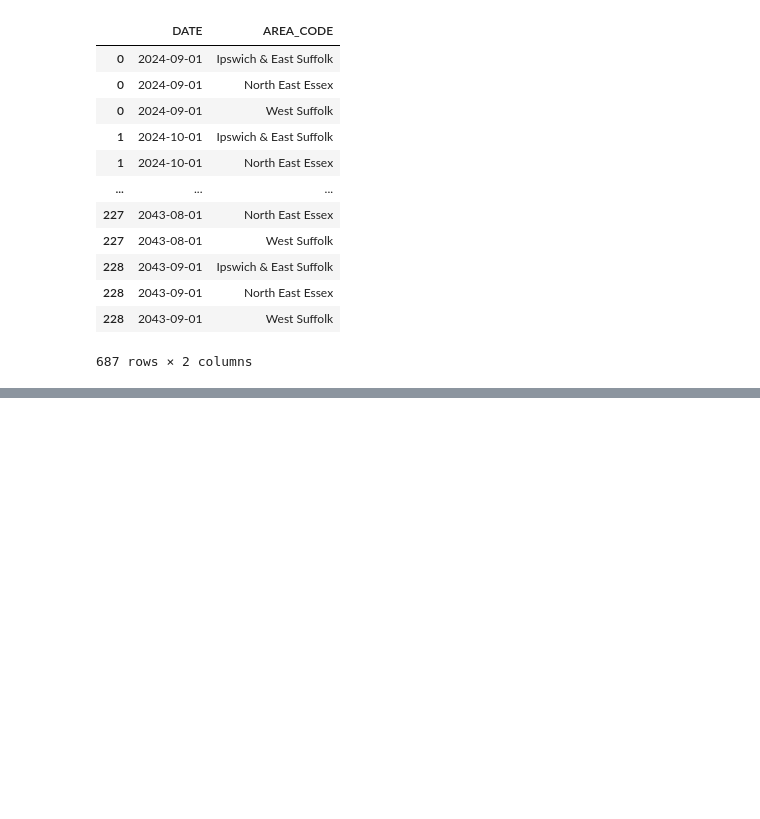
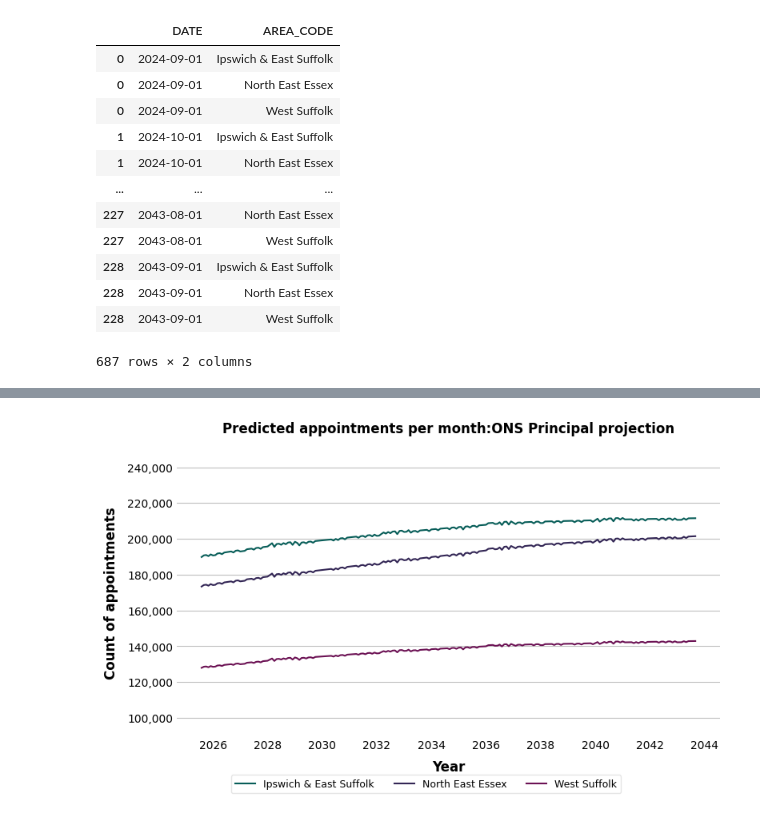
Before and after one commit to Norfolk-Suffolk-ICS/PrimaryCareDemandAndCapacity, a Jupyter notebook: notebooks/2d_Appointments.ipynb, the cells around one changed output, grey strips where cells are left out. Cells and saved outputs as stored; diff of their text form; code cells hidden in the pictures; blank space fills up the shorter version.

```diff
--- a/notebooks/2d_Appointments.ipynb
+++ b/notebooks/2d_Appointments.ipynb
@@ -400,6 +413,0 @@ interpolated_df
-# %%
-interpolated_df.loc[:,GP_LIST_AGE_LABELS] = (interpolated_df.loc[:,GP_LIST_AGE_LABELS] * patients_df_transformed.set_index('AREA_CODE')).round(2)
-
-# Calculating the total population
-interpolated_df['Total Population'] = interpolated_df.sum(axis=1)
-interpolated_df
@@ -452,0 +521,7 @@ AttributeError: Can't get attribute 'sin_cos_transformer' on <module '__main__'>
+# %%
+# Apply a 12-month moving average to smooth out the 'Predicted appointments per month' columns
+smoothed_df = projections_combined_df.copy()
+for col in smoothed_df.columns:
+    if 'Predicted appointments per month' in col:
+        smoothed_df[col] = smoothed_df.groupby('Sub-ICB')[col].rolling(window=12, min_periods=12).mean().reset_index(level=0, drop=True)
+smoothed_df.head()
@@ -452,0 +613,14 @@ AttributeError: Can't get attribute 'sin_cos_transformer' on <module '__main__'>
+# %%
+# Plotting the Principal projection
+plt.subplots(figsize=(8,5))
+sns.lineplot(x='DATE', y='Predicted appointments per month (Principal projection)',  data=smoothed_df, hue='Sub-ICB')
+plt.xlabel('Year')
+plt.ylabel('Count of appointments')
+plt.title('Predicted appointments per month:ONS Principal projection')
+plt.legend(loc=(0.1,-0.2), ncol=3)
+plt.gca().yaxis.set_major_formatter(FuncFormatter(lambda x, _: f'{int(x):,}'))
+plt.ylim(90000,250000)
+plt.tight_layout()
+plt.show()
+# %% [output]
+[figure, added]
```
Also changed, not shown: parts of 40 cells of this notebook, 2 other files.
